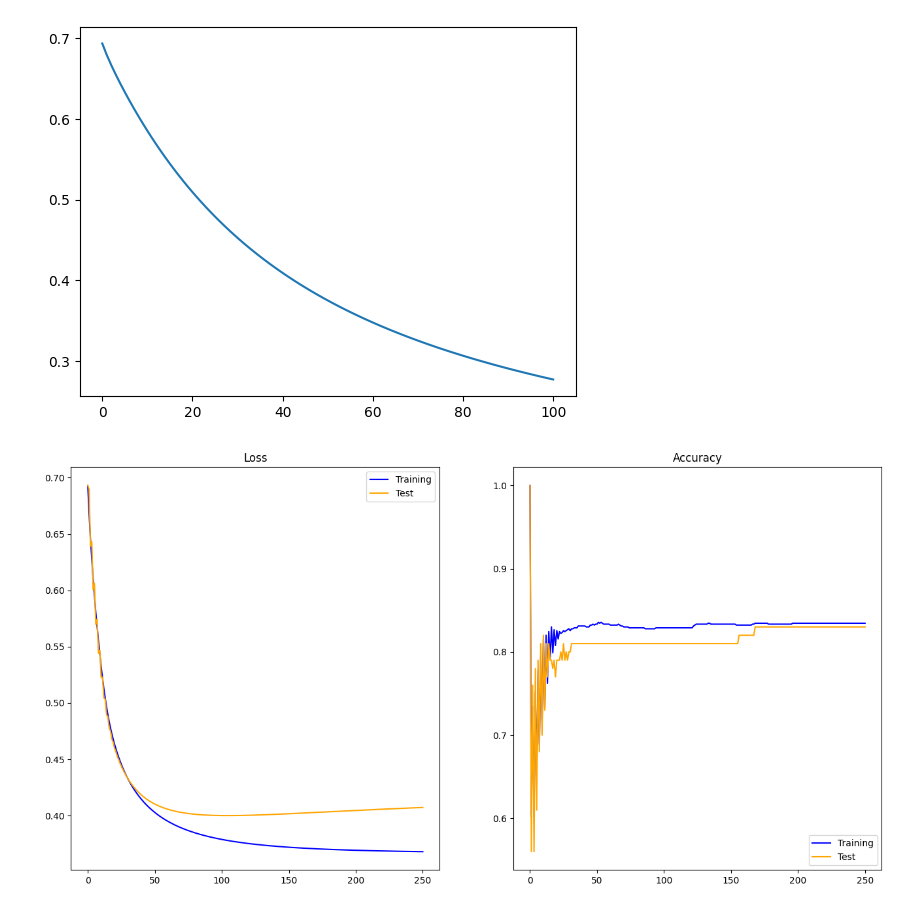
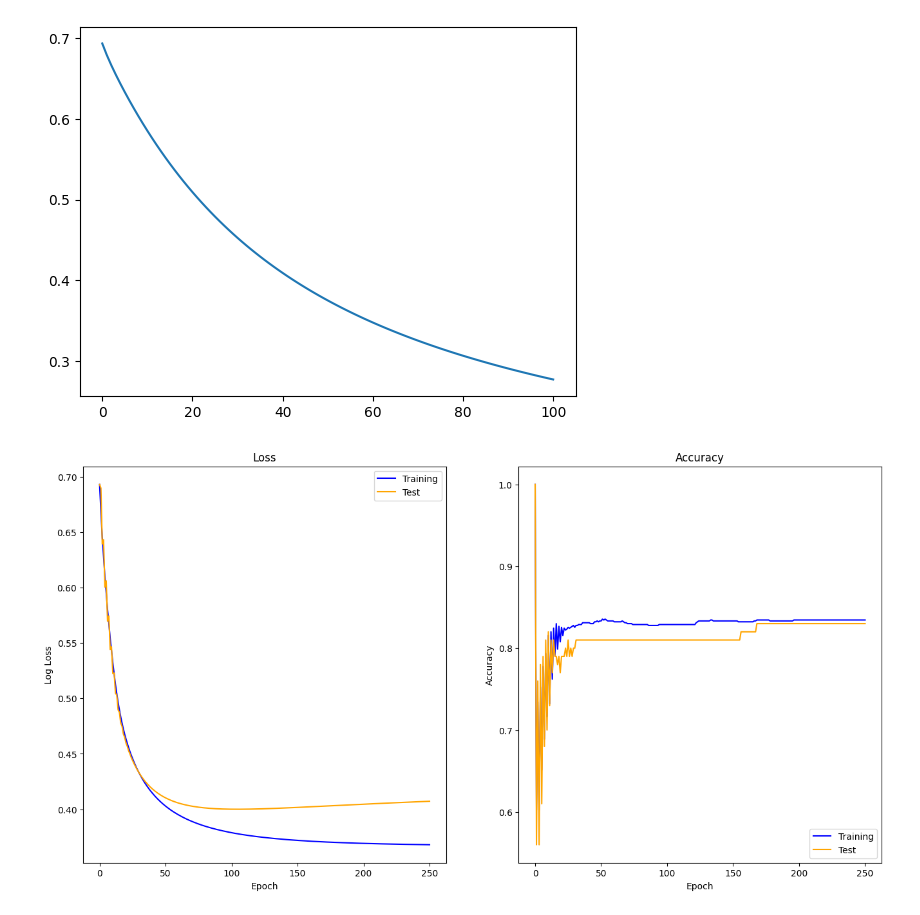
Before and after one commit to victournguyen/MultiRegression, a Jupyter notebook: logreg_multivariable.ipynb, the cells around one changed output. Cells and saved outputs as stored; diff of their text form; code cells hidden in the pictures.

Commit message:
Updated plotting

```diff
--- a/logreg_multivariable.ipynb
+++ b/logreg_multivariable.ipynb
@@ -88,20 +88,24 @@ metrics = iterate(betas, train, test, eps, lr)
 # %%
 plt.figure(figsize=(16, 8))
 
 plt.subplot(1, 2, 1)
 plt.plot(range(eps + 1), metrics['loss_train'], c='blue', label='Training')
 plt.plot(range(eps + 1), metrics['loss_test'], c='orange', label='Test')
+plt.legend(loc='upper right')
 plt.title('Loss')
-plt.legend(loc='upper right')
+plt.xlabel('Epoch')
+plt.ylabel('Log Loss')
 
 plt.subplot(1, 2, 2)
 plt.plot(range(eps + 1), metrics['acc_train'], c='blue', label='Training')
 plt.plot(range(eps + 1), metrics['acc_test'], c='orange', label='Test')
+plt.legend(loc='lower right')
 plt.title('Accuracy')
-plt.legend(loc='lower right')
+plt.xlabel('Epoch')
+plt.ylabel('Accuracy')
 
 plt.show()
 # %% [output]
-[figure, old version]
+[figure, new version]
 # %%
 mpl.rcParams.update(mpl.rcParamsDefault)
```
Also changed, not shown: 2 other files.
